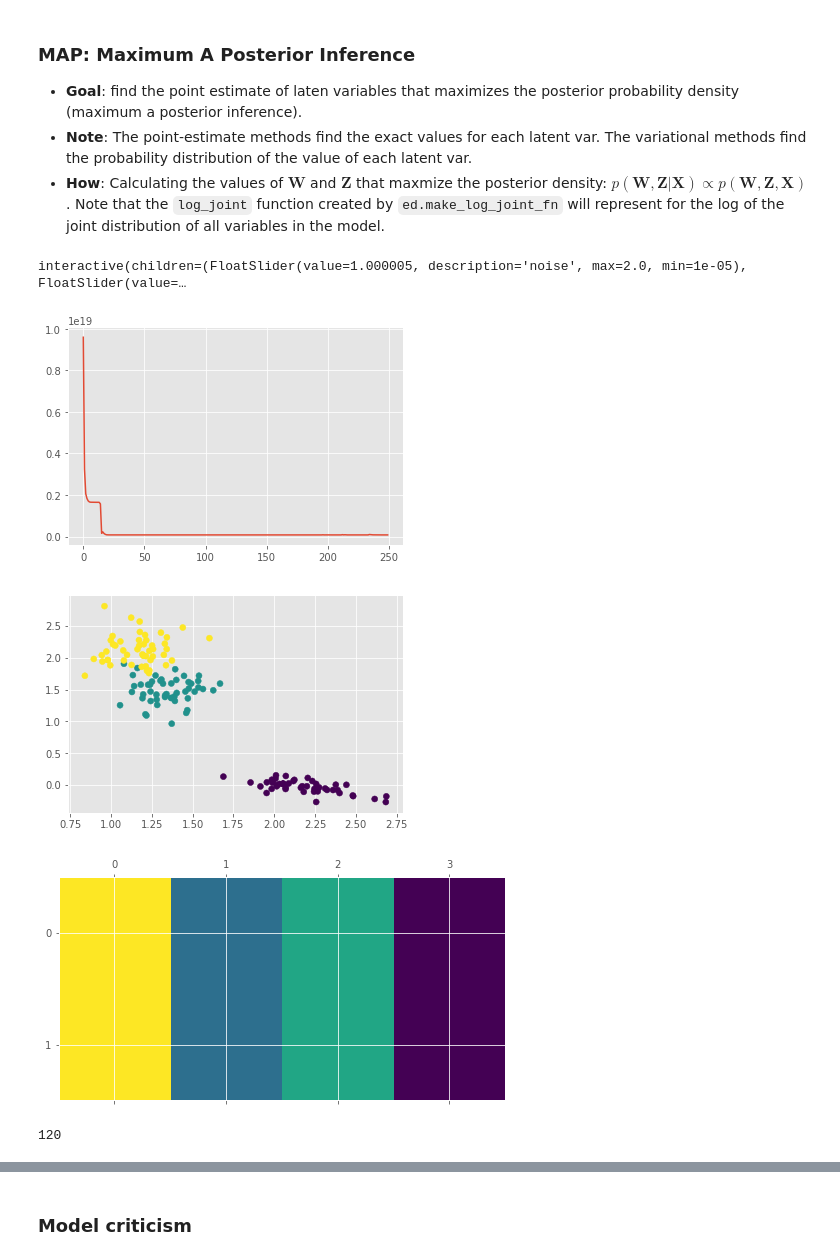
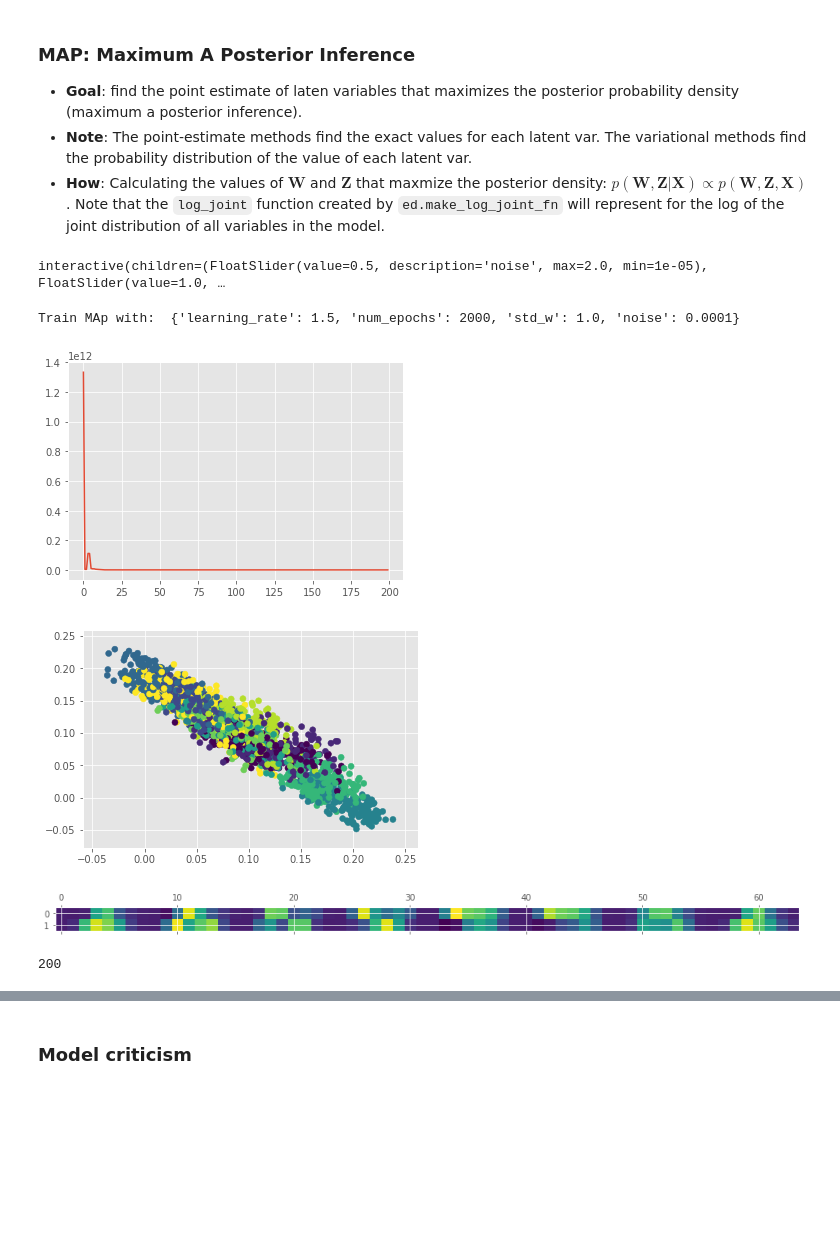
Before and after one commit to vu-minh/prob_dr, a Jupyter notebook: PPCA_MAP.ipynb, the cells around one changed output, grey strips where cells are left out. Drawn from its saved outputs; the diff is of its cells as text; code cells hidden in the pictures; blank space fills up the shorter version.

```diff
--- a/PPCA_MAP.ipynb
+++ b/PPCA_MAP.ipynb
@@ -63,7 +72,7 @@ stddev_w = 1.0
         \mathbf{W} \mathbf{z}_n, \sigma^2 \mathbf{I}
       )$
 # %%
-def ppca_model(data_dim, latent_dim, num_datapoints, stddev_datapoints, stddev_w=1):
+def ppca_model(data_dim, latent_dim, num_datapoints, stddev_datapoints, stddev_w=1.0):
     w = ed.Normal(loc=tf.zeros([data_dim, latent_dim]),
                   scale=stddev_w * tf.ones([data_dim, latent_dim]),
                   name="w") # parameter
@@ -137,30 +148,34 @@ def train_map(noise, std_w, num_epochs=1000, learning_rate=0.05):
 
     return losses, w_map, z_map, traceZ
 # %%
-@interact(noise=(1e-5, 2.0), std_w=(1e-5, 2.0), num_epochs=(10,2000), learning_rate=(0.001, 2.0, 0.05))
-def ppca_map(noise, std_w, num_epochs, learning_rate):
+@interact_manual(noise=(1e-5, 2.0), std_w=(1e-5, 2.0), num_epochs=(10,2000), learning_rate=(0.001, 2.0, 0.05))
+def ppca_map(noise=0.5, std_w=1.0, num_epochs=1000, learning_rate=0.1):
     losses, w_map, z_map, traceZ = train_map(noise, std_w, num_epochs, learning_rate)
     plt.plot(range(len(losses)), losses)
     plt.show()
     plt.scatter(z_map[0, :], z_map[1, :], c=y_class)
-    plt.matshow(w_inferred_map.T, cmap='viridis')
+    plt.matshow(w_map.T, cmap='viridis')
     plt.show()
 # %% [output]
-interactive(children=(FloatSlider(value=1.000005, description='noise', max=2.0, min=1e-05), FloatSlider(value=…
+interactive(children=(FloatSlider(value=0.5, description='noise', max=2.0, min=1e-05), FloatSlider(value=1.0, …
 # %%
-losses, w_map, z_map, traceZ = train_map(noise=1e-8, std_w=1.0, num_epochs=2500, learning_rate=0.25)
+losses, w_map, z_map, traceZ = train_map(
+    noise=1e-4, std_w=1.0, num_epochs=2000, learning_rate=1.5)
 plt.plot(range(len(losses)), losses)
+# plt.savefig('./plots/loss_iris_zero_noise.png')
 plt.show()
 plt.scatter(z_map[0, :], z_map[1, :], c=y_class)
-plt.matshow(w_inferred_map.T, cmap='viridis')
+# plt.savefig('./plots/scatter_iris_zero_noise.png')
+plt.matshow(w_map.T, cmap='viridis')
 plt.show()
 # %% [output]
+Train MAp with:  {'learning_rate': 1.5, 'num_epochs': 2000, 'std_w': 1.0, 'noise': 0.0001}
-[figure, old version]
+[figure, new version]
-[figure, old version]
+[figure, new version]
-[figure, old version]
+[figure, new version]
 # %%
 print(len(traceZ))
 # %% [output]
-120
+200
 # %%
 # 150 traces
```
Also changed, not shown: parts of 5 cells of this notebook.
